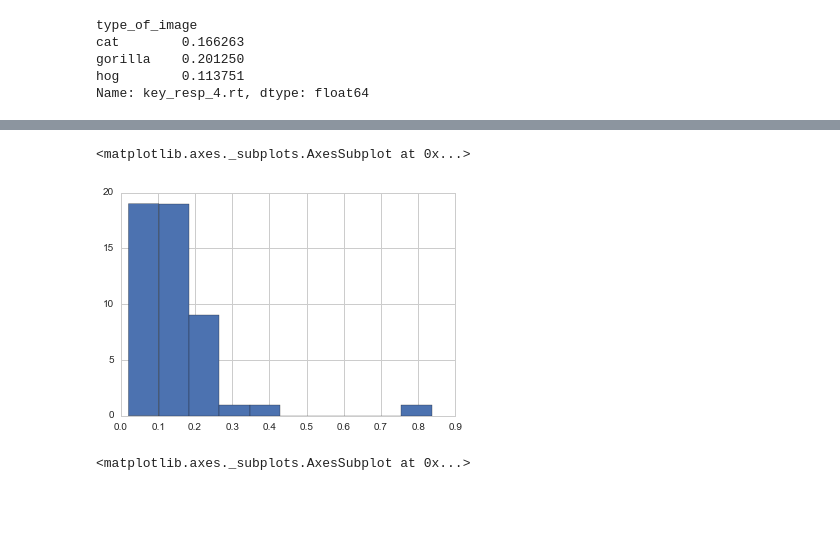
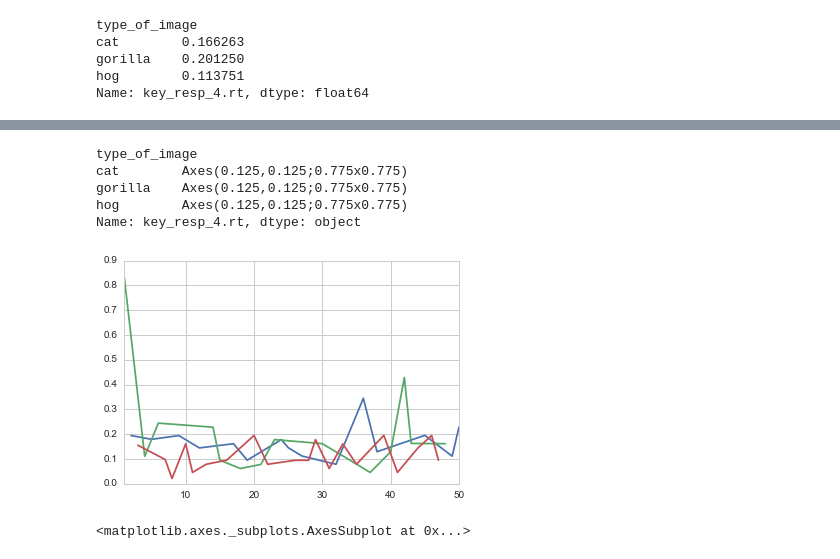
Before and after one commit to tcford/psychopy_lesson, a Jupyter notebook: psychopy_stats.ipynb, the cells around one changed output, grey strips where cells are left out. Saved outputs shown, nothing was run; the diff lists cells and outputs as text; code cells hidden in the pictures; blank space fills up the shorter version.

```diff
--- a/psychopy_stats.ipynb
+++ b/psychopy_stats.ipynb
@@ -152,7 +159,11 @@ Name: key_resp_4.rt, dtype: float64)
 # %%
-df['key_resp_4.rt'].hist()
+df.groupby('type_of_image')['key_resp_4.rt'].plot(legend=True)
 # %% [output]
-<matplotlib.axes._subplots.AxesSubplot at 0x...>
+type_of_image
+cat        Axes(0.125,0.125;0.775x0.775)
+gorilla    Axes(0.125,0.125;0.775x0.775)
+hog        Axes(0.125,0.125;0.775x0.775)
+Name: key_resp_4.rt, dtype: object
-[figure, old version]
+[figure, new version]
 # %%
 # boxplot of reaction time by the type of image
```
Also changed, not shown: parts of 22 cells of this notebook, 4 other files.
